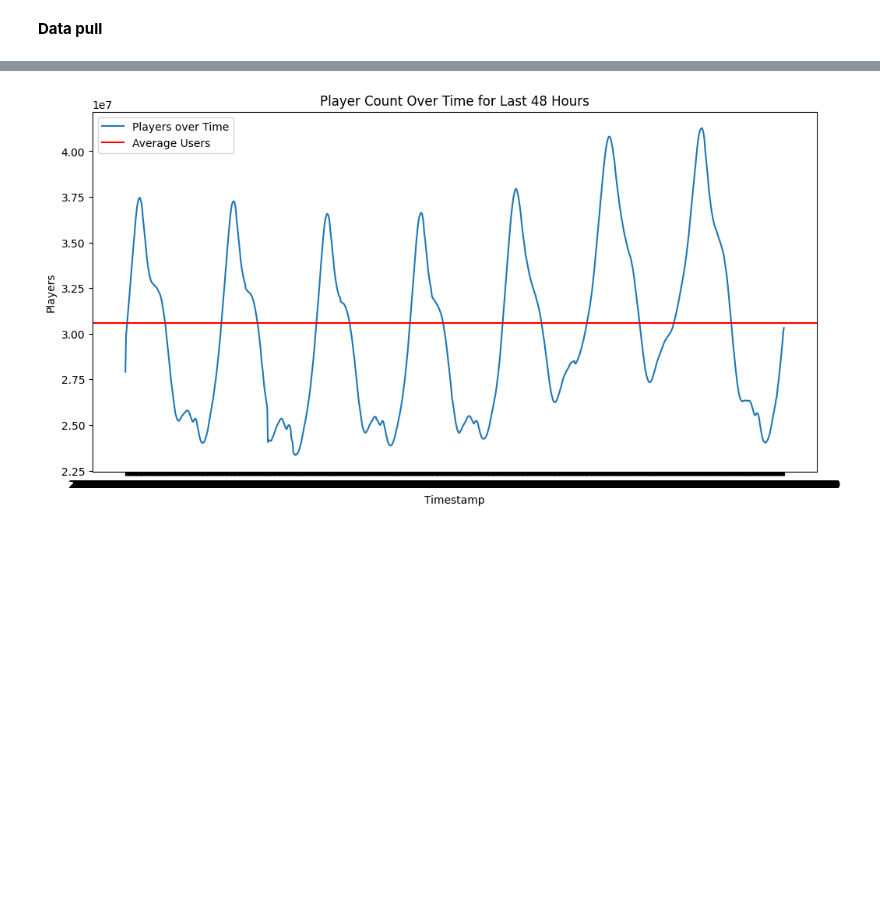
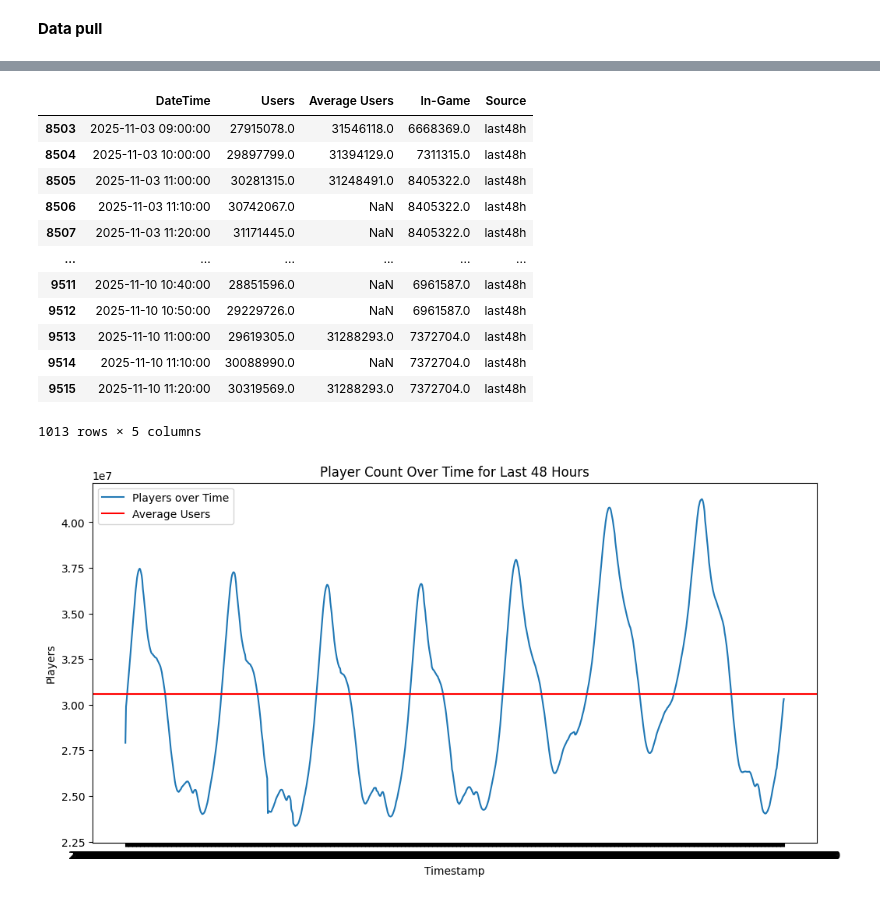
Before and after one commit to LeimKcaj/SteamUsers_Timeseries_Tracking, a Jupyter notebook: Model.ipynb, the cells around one changed output, grey strips where cells are left out. Cells and saved outputs as stored; diff of their text form; code cells hidden in the pictures; blank space fills up the shorter version.

```diff
--- a/Model.ipynb
+++ b/Model.ipynb
@@ -67,3 +55,19 @@ print(l48hdata)
+# %%
+l48hdata
+# %% [output]
+|  | DateTime | Users | Average Users | In-Game | Source |
+| 8503 | 2025-11-03 09:00:00 | 27915078.0 | 31546118.0 | 6668369.0 | last48h |
+| 8504 | 2025-11-03 10:00:00 | 29897799.0 | 31394129.0 | 7311315.0 | last48h |
+| 8505 | 2025-11-03 11:00:00 | 30281315.0 | 31248491.0 | 8405322.0 | last48h |
+| 8506 | 2025-11-03 11:10:00 | 30742067.0 | NaN | 8405322.0 | last48h |
+| 8507 | 2025-11-03 11:20:00 | 31171445.0 | NaN | 8405322.0 | last48h |
+| ... | ... | ... | ... | ... | ... |
+| 9511 | 2025-11-10 10:40:00 | 28851596.0 | NaN | 6961587.0 | last48h |
+| 9512 | 2025-11-10 10:50:00 | 29229726.0 | NaN | 6961587.0 | last48h |
+| 9513 | 2025-11-10 11:00:00 | 29619305.0 | 31288293.0 | 7372704.0 | last48h |
+| 9514 | 2025-11-10 11:10:00 | 30088990.0 | NaN | 7372704.0 | last48h |
+| 9515 | 2025-11-10 11:20:00 | 30319569.0 | 31288293.0 | 7372704.0 | last48h |
+1013 rows × 5 columns
 # %%
 plt.figure(figsize=(12, 6))
 plt.plot(l48hdata['DateTime'], l48hdata['Users'], label='Players over Time')
```
Also changed, not shown: parts of 8 cells of this notebook, 1 other file.
